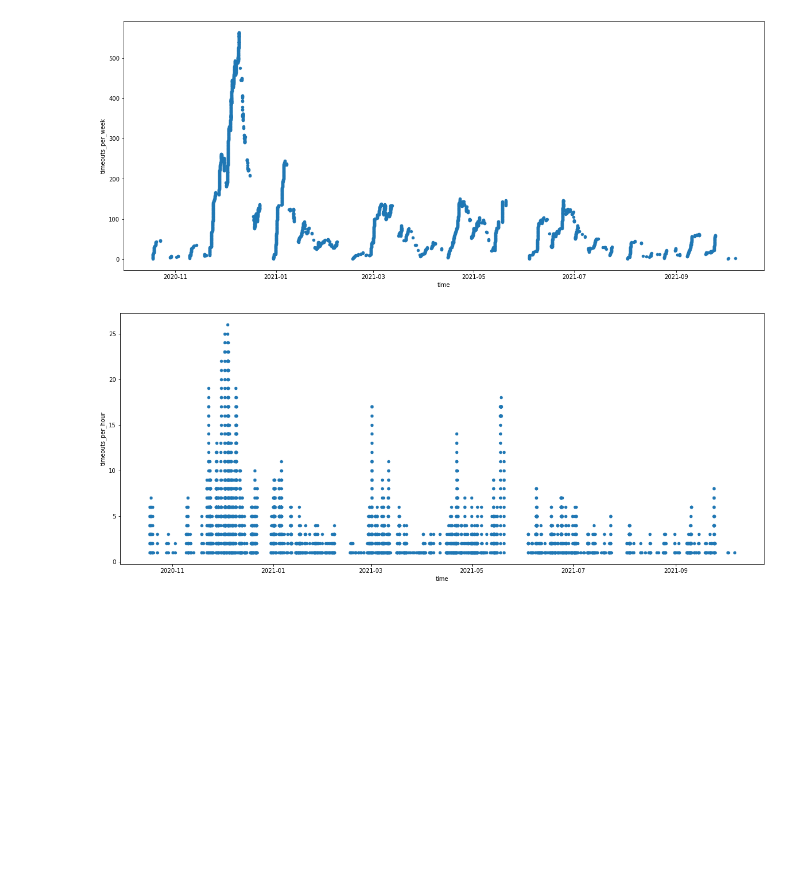
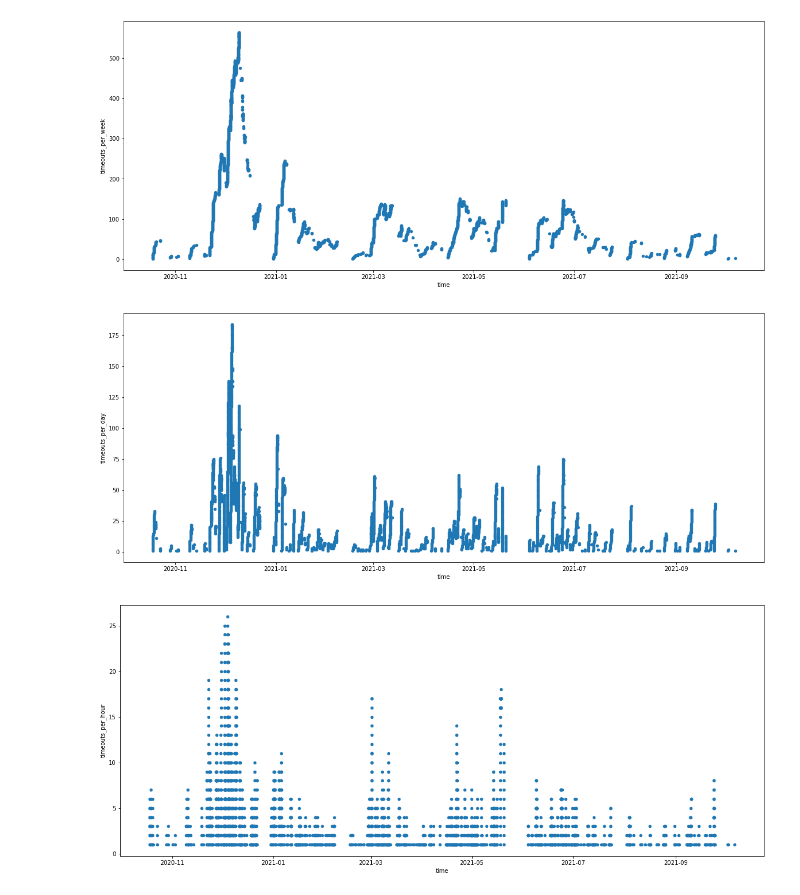
Before and after one commit to nedatahe/accre-candy-corn, a Jupyter notebook: 2021-10-26 Fullsample_ACCRE_JG.ipynb, the cells around one changed output. Drawn from its saved outputs; the diff is of its cells as text; code cells hidden in the pictures; blank space fills up the shorter version.

```diff
--- a/2021-10-26 Fullsample_ACCRE_JG.ipynb
+++ b/2021-10-26 Fullsample_ACCRE_JG.ipynb
@@ -209,10 +201,15 @@ dtypes: float64(3), int64(3), object(3)
 memory usage: 231.9+ KB
 # %%
 logs['time'] = pd.to_datetime(logs['time'], errors='coerce', infer_datetime_format = True)
+logs['timeouts_per_day'] = logs.rolling('1d', on = 'time')['user'].count()
 # %%
 logs.plot(kind = 'scatter', x = 'time', y = 'timeouts_per_week', figsize = (20,8));
 # %% [output]
 [figure]
+# %%
+logs.plot(kind = 'scatter', x = 'time', y = 'timeouts_per_day', figsize = (20,8));
+# %% [output]
+[figure, added]
 # %%
 logs.plot(kind = 'scatter', x = 'time', y = 'timeouts_per_hour', figsize = (20,8));
 # %% [output]
```
Also changed, not shown: parts of 47 cells of this notebook, 2 other files.
